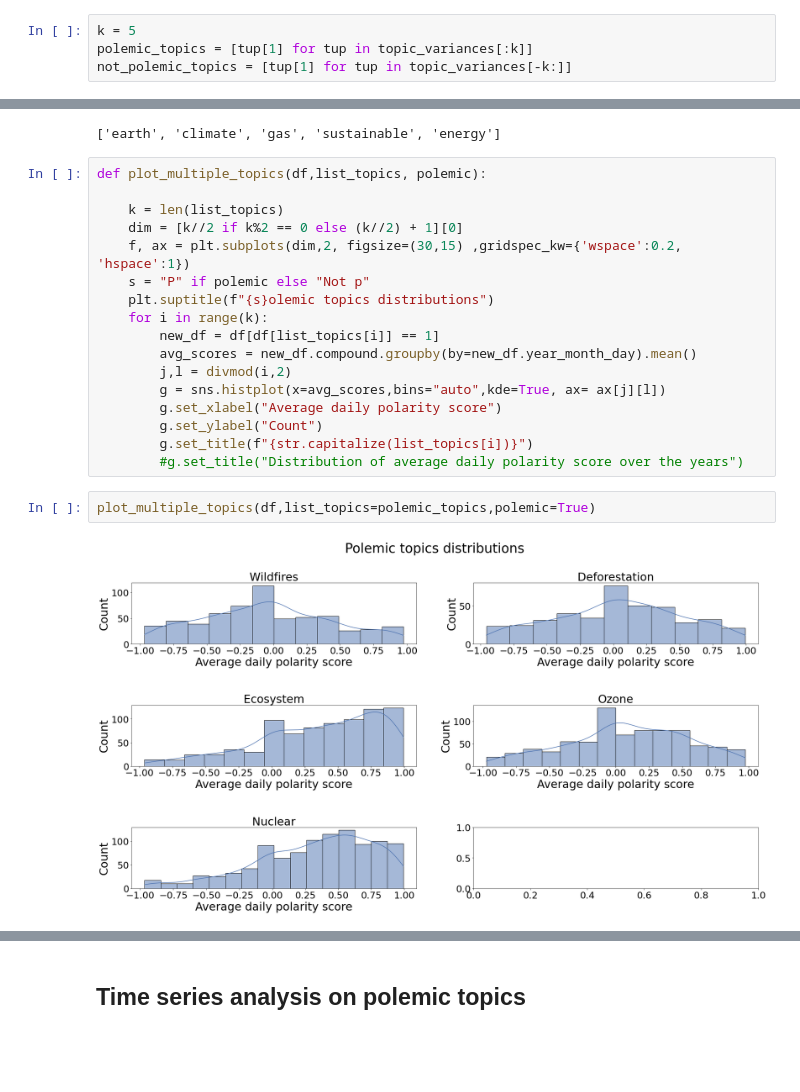
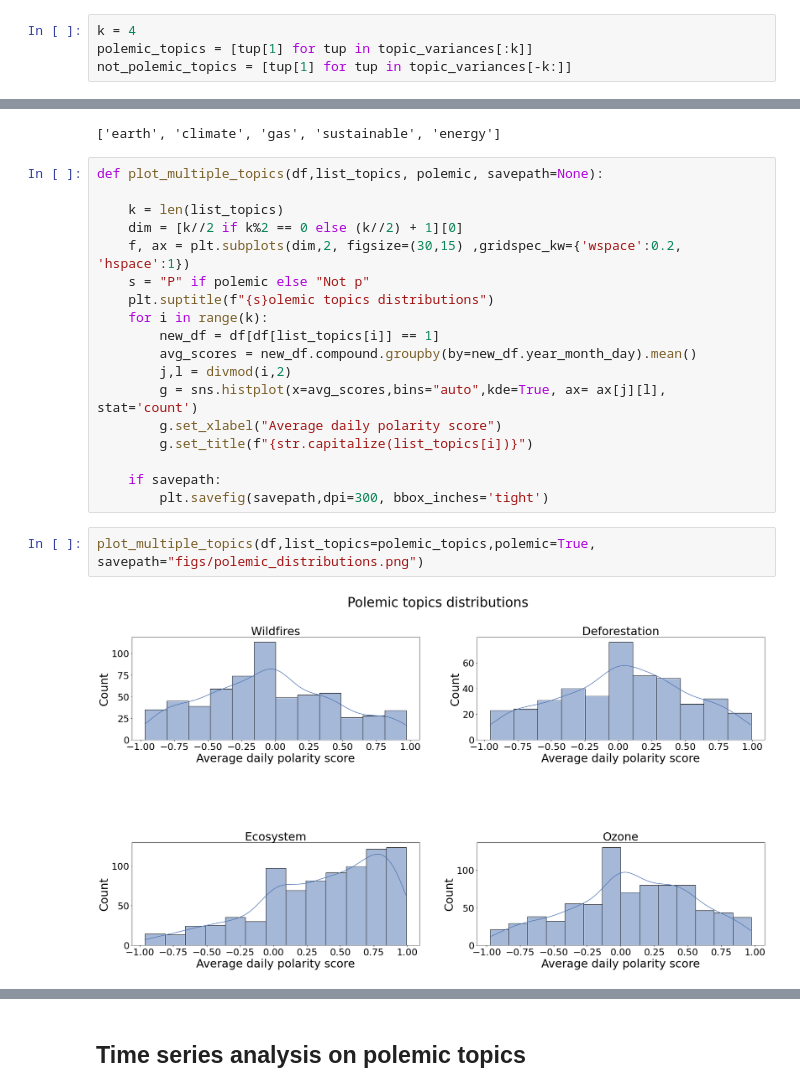
Before and after one commit to epfl-ada/ada-2021-project-adada-sur-mon-bidet, a Jupyter notebook: notebooks/harold/sentiment_analysis_milestone3.ipynb, the cells around one changed output, grey strips where cells are left out. Saved outputs shown, nothing was run; the diff lists cells and outputs as text; blank space fills up the shorter version.

```diff
--- a/notebooks/harold/sentiment_analysis_milestone3.ipynb
+++ b/notebooks/harold/sentiment_analysis_milestone3.ipynb
@@ -352,7 +359,7 @@ Therefore, a topic in which the daily polarity score always hovers around the sa
 
 Therefore, examining the empirical variance of the daily average polarity score of a given topic seems like a reasonable heuristic.
 # %%
-k = 5
+k = 4
 polemic_topics = [tup[1] for tup in topic_variances[:k]]
 not_polemic_topics = [tup[1] for tup in topic_variances[-k:]]
 # %%
@@ -387,7 +398,7 @@ not_polemic_topics
 # %% [output]
 ['earth', 'climate', 'gas', 'sustainable', 'energy']
 # %%
-def plot_multiple_topics(df,list_topics, polemic):
+def plot_multiple_topics(df,list_topics, polemic, savepath=None):
 
     k = len(list_topics)
     dim = [k//2 if k%2 == 0 else (k//2) + 1][0]
@@ -398,13 +409,14 @@ def plot_multiple_topics(df,list_topics, polemic):
         new_df = df[df[list_topics[i]] == 1]
         avg_scores = new_df.compound.groupby(by=new_df.year_month_day).mean()
         j,l = divmod(i,2)
-        g = sns.histplot(x=avg_scores,bins="auto",kde=True, ax= ax[j][l])
+        g = sns.histplot(x=avg_scores,bins="auto",kde=True, ax= ax[j][l], stat='count')
         g.set_xlabel("Average daily polarity score")
-        g.set_ylabel("Count")
         g.set_title(f"{str.capitalize(list_topics[i])}")
-        #g.set_title("Distribution of average daily polarity score over the years")
+
+    if savepath:
+        plt.savefig(savepath,dpi=300, bbox_inches='tight')
 # %%
-plot_multiple_topics(df,list_topics=polemic_topics,polemic=True)
+plot_multiple_topics(df,list_topics=polemic_topics,polemic=True, savepath="figs/polemic_distributions.png")
 # %% [output]
-[figure, old version]
+[figure, new version]
 # %%
```
Also changed, not shown: parts of 8 cells of this notebook, 9 other files.
